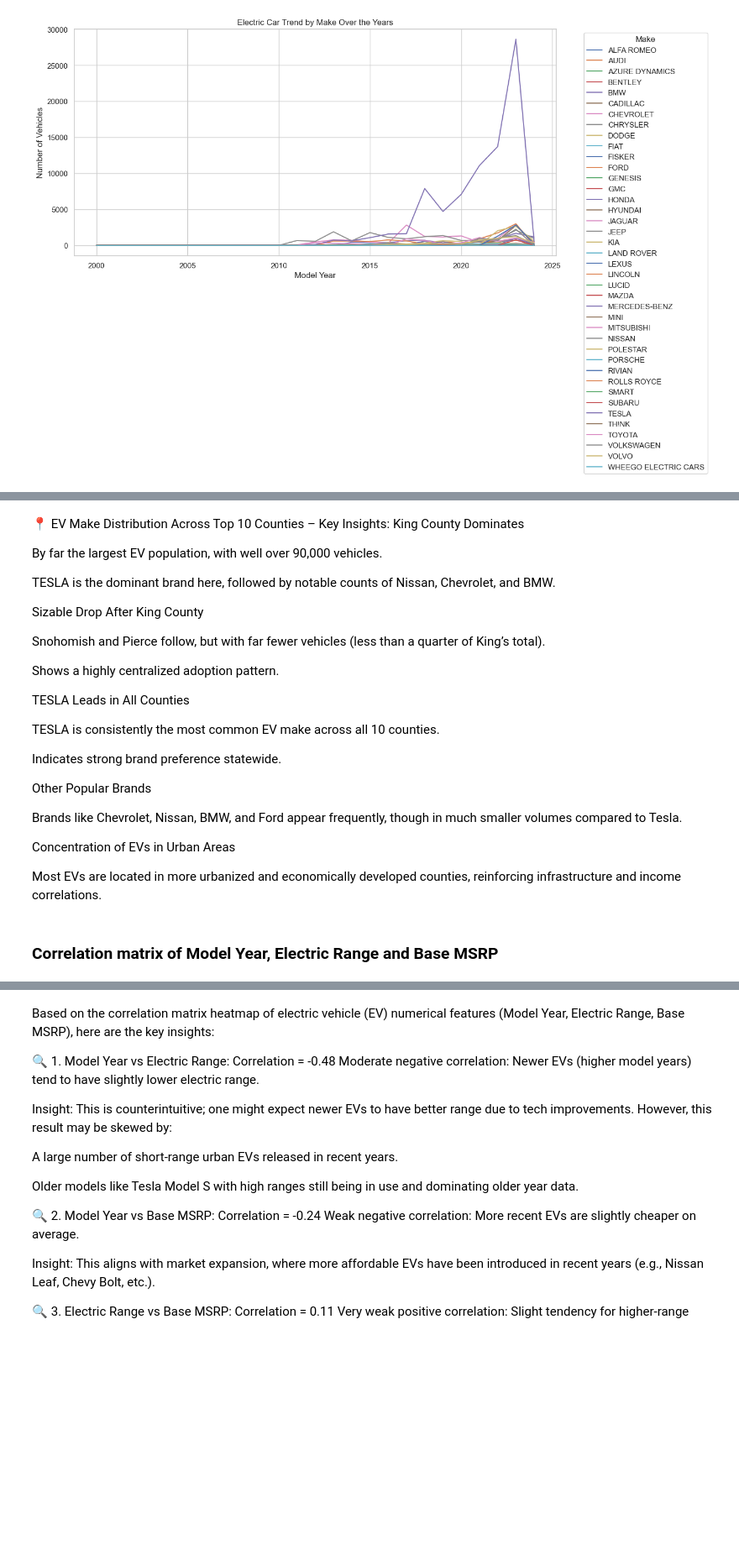
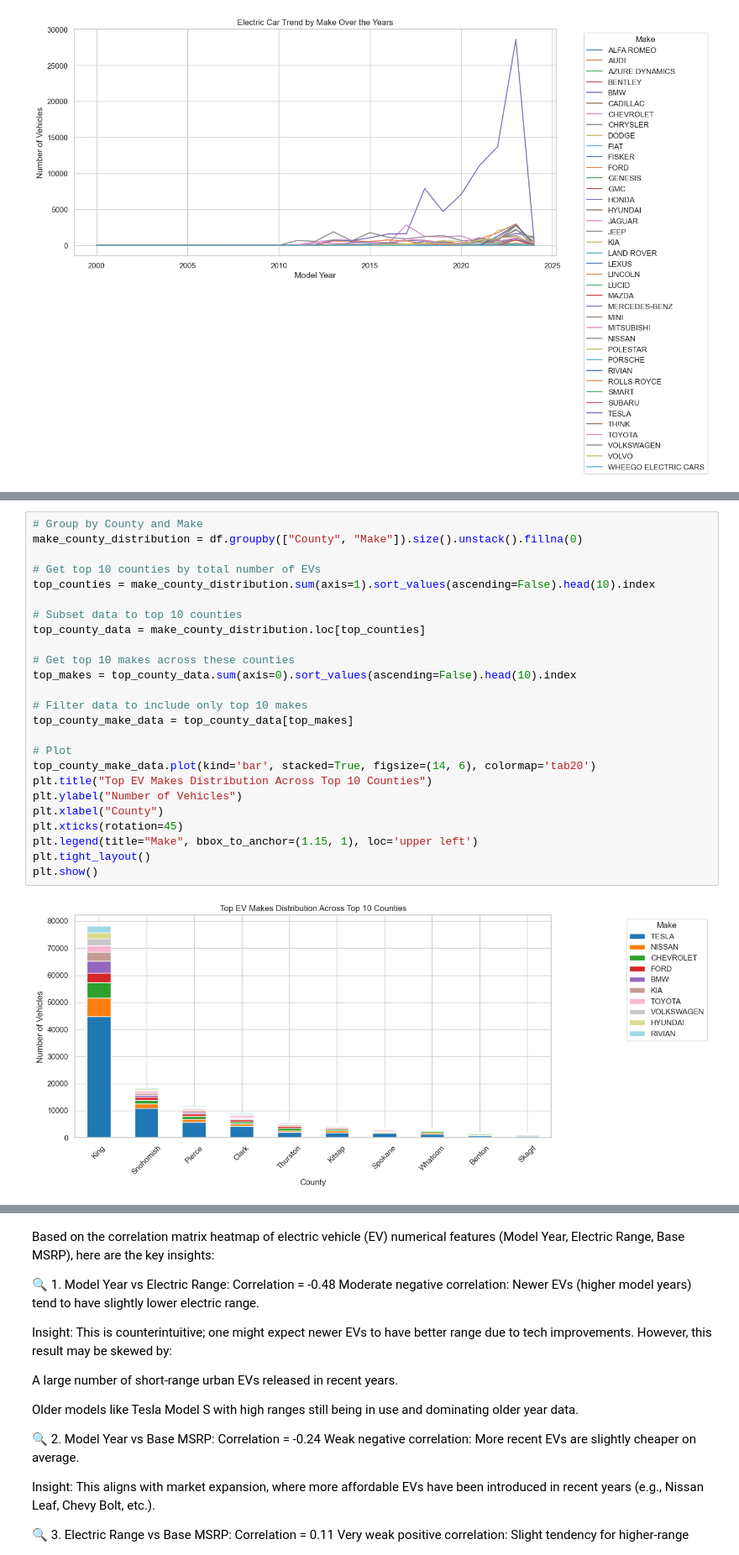
Before and after one commit to Ann-Tonina/Electric-Vehicles-population-2024-Analysis, a Jupyter notebook: EVpopulation Analysis.ipynb, the cells around one changed output, grey strips where cells are left out. Shown at 84% size. Saved outputs shown, nothing was run; the diff lists cells and outputs as text; blank space fills up the shorter version.

```diff
--- a/EVpopulation Analysis.ipynb
+++ b/EVpopulation Analysis.ipynb
@@ -1048,29 +1138,27 @@ plt.show()
-# %% [markdown]
-📍 EV Make Distribution Across Top 10 Counties – Key Insights:
-King County Dominates
-
-By far the largest EV population, with well over 90,000 vehicles.
-
-TESLA is the dominant brand here, followed by notable counts of Nissan, Chevrolet, and BMW.
-
-Sizable Drop After King County
-
-Snohomish and Pierce follow, but with far fewer vehicles (less than a quarter of King’s total).
-
-Shows a highly centralized adoption pattern.
-
-TESLA Leads in All Counties
-
-TESLA is consistently the most common EV make across all 10 counties.
-
-Indicates strong brand preference statewide.
-
-Other Popular Brands
-
-Brands like Chevrolet, Nissan, BMW, and Ford appear frequently, though in much smaller volumes compared to Tesla.
-
-Concentration of EVs in Urban Areas
-
-Most EVs are located in more urbanized and economically developed counties, reinforcing infrastructure and income correlations.
-# %% [markdown]
-### Correlation matrix of Model Year, Electric Range and Base MSRP
+# %%
+# Group by County and Make
+make_county_distribution = df.groupby(["County", "Make"]).size().unstack().fillna(0)
+
+# Get top 10 counties by total number of EVs
+top_counties = make_county_distribution.sum(axis=1).sort_values(ascending=False).head(10).index
+
+# Subset data to top 10 counties
+top_county_data = make_county_distribution.loc[top_counties]
+
+# Get top 10 makes across these counties
+top_makes = top_county_data.sum(axis=0).sort_values(ascending=False).head(10).index
+
+# Filter data to include only top 10 makes
+top_county_make_data = top_county_data[top_makes]
+
+# Plot
+top_county_make_data.plot(kind='bar', stacked=True, figsize=(14, 6), colormap='tab20')
+plt.title("Top EV Makes Distribution Across Top 10 Counties")
+plt.ylabel("Number of Vehicles")
+plt.xlabel("County")
+plt.xticks(rotation=45)
+plt.legend(title="Make", bbox_to_anchor=(1.15, 1), loc='upper left')
+plt.tight_layout()
+plt.show()
+# %% [output]
+[figure, added]
```
Also changed, not shown: parts of 30 cells of this notebook, 1 other file.
